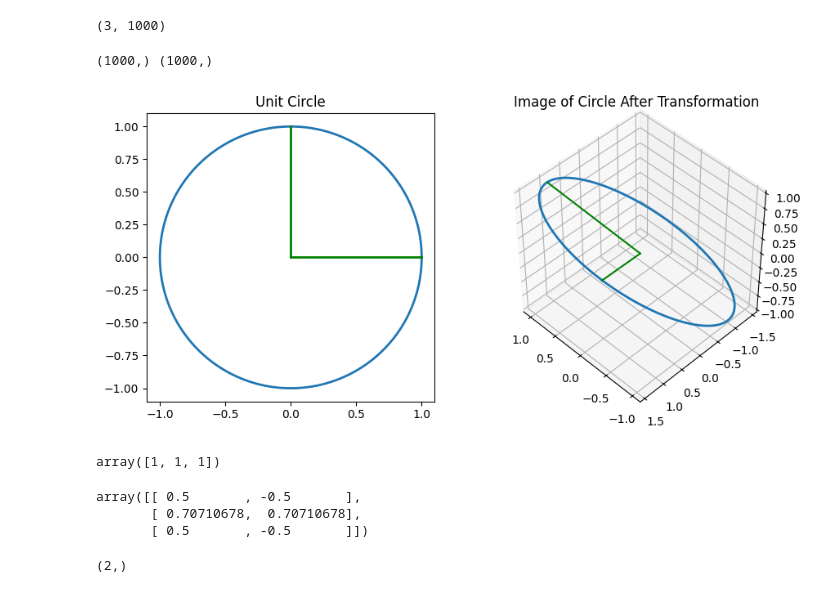
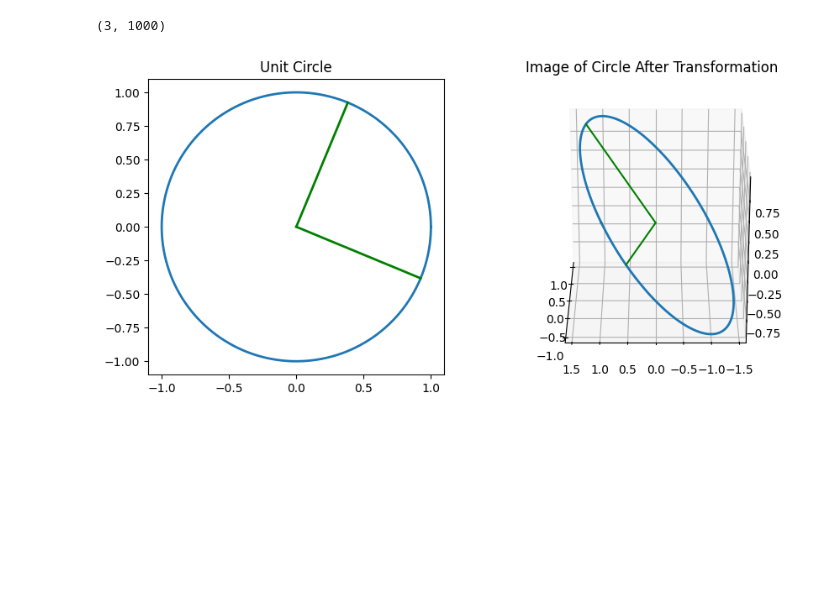
Before and after one commit to cfroccajr/Mmmmm..Machine_Learning, a Jupyter notebook: Class_Files/SVG-Concept-Visualize-Calculate.ipynb, the cells around one changed output. Cells and saved outputs as stored; diff of their text form; code cells hidden in the pictures; blank space fills up the shorter version.

Commit message:
Save updates to images and a little cleaning

```diff
--- a/Class_Files/SVG-Concept-Visualize-Calculate.ipynb
+++ b/Class_Files/SVG-Concept-Visualize-Calculate.ipynb
@@ -265,0 +228,10 @@ array([[0, 1],
+# %%
+# create lists of points for plotting the eigenvectors and their images
+T = np.array([np.linspace(0,1,10)])
+v1 = np.array([c_eigvecs[:,0]]).transpose()
+v2 = np.array([c_eigvecs[:,1]]).transpose()
+plot_v1 = v1@T
+plot_v2 = v2@T
+image_v1 = C@plot_v1
+image_v2 = C@plot_v2
+print(np.cross(U[:,0],U[:,1]))
@@ -278,46 +252,32 @@ circle_image.shape
 # %%
 figure2 = plt.figure(figsize=(10,6))
 # add axes to the figure
 axis211 = figure2.add_subplot(121)
 axis212 = figure2.add_subplot(122,projection='3d')
 
 # set aspect ratios
 axis211.set_aspect('equal')
 axis212.set_aspect('equal')
 
 # set titles
 axis211.set_title("Unit Circle")
 axis212.set_title("Image of Circle After Transformation")
 
 # add images to the axes
 axis211.plot(circle[0],circle[1],linewidth=2)
 axis212.plot(circle_image[0],circle_image[1],circle_image[2],linewidth=2)
 
 # add vectors
-X = np.zeros(1000)
-Y = (u/(2*np.pi))[0]
-print(X.shape,Y.shape)
-axis211.plot(X,Y,'g',linewidth=2)
-axis211.plot(Y,X,'g',linewidth=2)
-axis212.plot(0,u/(2*np.pi),0,color='g')
-axis212.plot(u/(2*np.pi),u/(2*np.pi),u/(2*np.pi),color='g')
+axis211.plot(plot_v1[0],plot_v1[1],'g',linewidth=2)
+axis211.plot(plot_v2[0],plot_v2[1],'g',linewidth=2)
+axis212.plot(image_v1[0],image_v1[1],image_v1[2],color='g')
+axis212.plot(image_v2[0],image_v2[1],image_v2[2],color='g')
 # axis212.plot(cross_coef[0]*u/(2*np.pi),0,cross_coef[2]*u/(2*np.pi),color='r')
 
 
 # adjust the viewing angle
-axis212.view_init(elev=45, azim=135, roll=0);
+axis212.view_init(elev=25, azim=180, roll=0);
 # %% [output]
-(1000,) (1000,)
-[figure, old version]
+[figure, new version]
 # %%
 figure2.savefig("circle_map.png")
-# %%
-C@[0,1]
-# %% [output]
-array([1, 1, 1])
-# %%
-U
-# %% [output]
-array([[ 0.5       , -0.5       ],
-       [ 0.70710678,  0.70710678],
-       [ 0.5       , -0.5       ]])
@@ -326,4 +283,0 @@ cross_coef = la.cross(U[:,0],U[:,1])
-# %%
-U[0].shape
-# %% [output]
-(2,)
```
Also changed, not shown: parts of 9 cells of this notebook, 3 other files.
